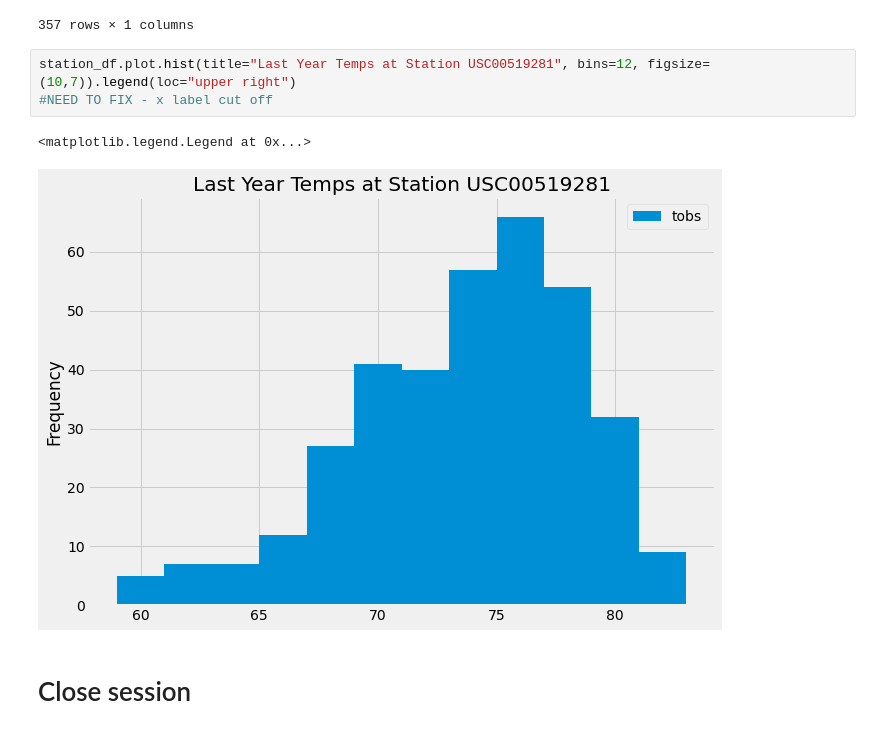
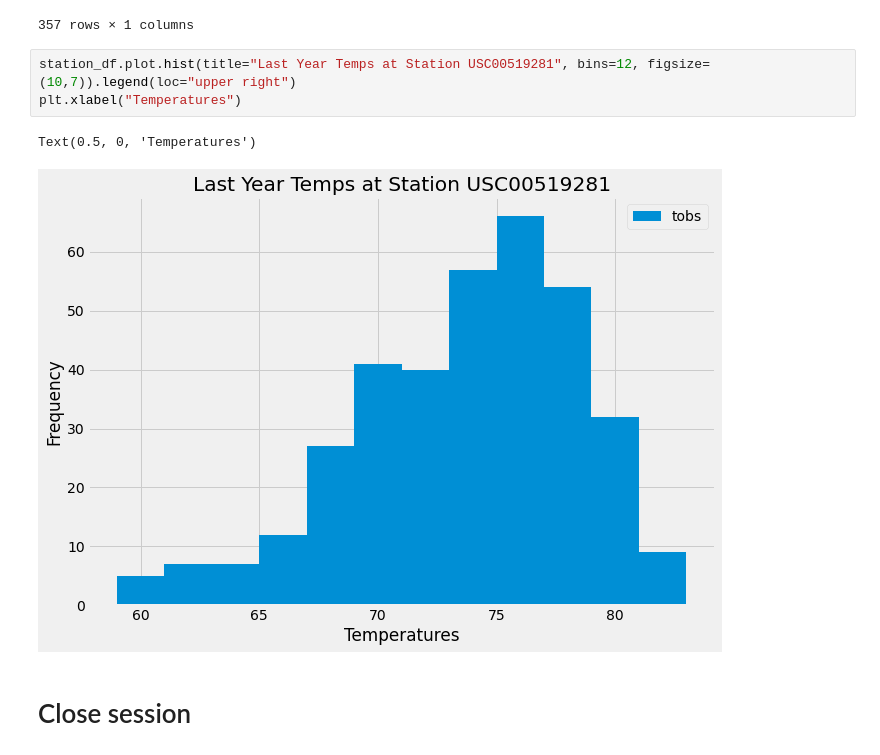
Before and after one commit to mbruns13/sqlalchemy-challenge, a Jupyter notebook: climate_starter.ipynb, the cells around one changed output. Cells and saved outputs as stored; diff of their text form.

```diff
--- a/climate_starter.ipynb
+++ b/climate_starter.ipynb
@@ -217,10 +217,10 @@ station_df
 357 rows × 1 columns
 # %%
 station_df.plot.hist(title="Last Year Temps at Station USC00519281", bins=12, figsize=(10,7)).legend(loc="upper right")
-#NEED TO FIX - x label cut off
+plt.xlabel("Temperatures")
 # %% [output]
-<matplotlib.legend.Legend at 0x...>
+Text(0.5, 0, 'Temperatures')
-[figure, old version]
+[figure, new version]
 # %% [markdown]
 # Close session
 # %%
```
Also changed, not shown: 1 other file.
